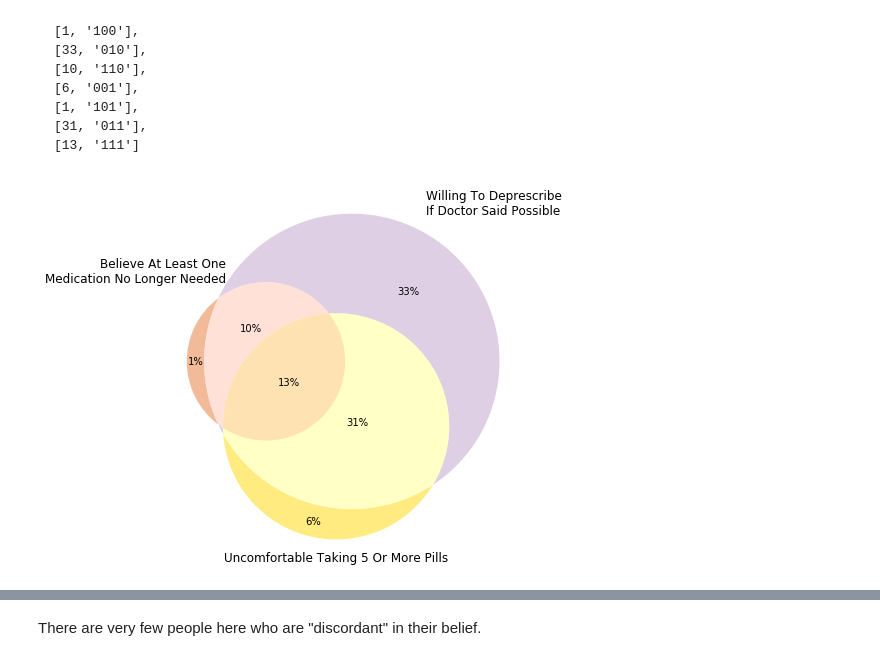
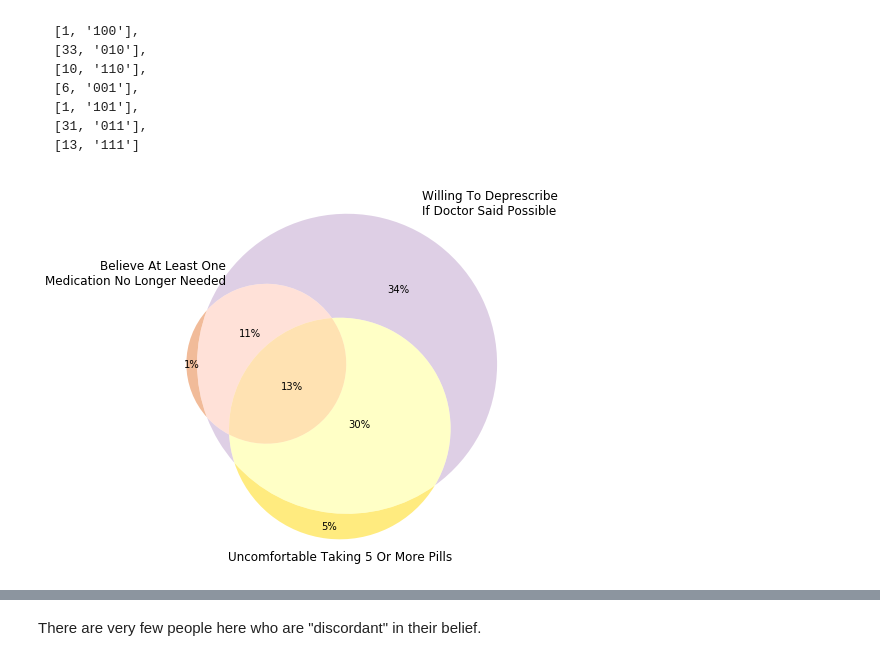
Before and after one commit to geriatricsresearch/rp3-aim3-medication-attitudes, a Jupyter notebook: scripts/4b-venn-diagrams.ipynb, the cells around one changed output, grey strips where cells are left out. Saved outputs shown, nothing was run; the diff lists cells and outputs as text; code cells hidden in the pictures.

Commit message:
new venn diagrams

````diff
--- a/scripts/4b-venn-diagrams.ipynb
+++ b/scripts/4b-venn-diagrams.ipynb
@@ -725,7 +808,7 @@ our_venn3_subsets = [all3_pm0['disagree'][2],
                     all3_pm1['disagree'][2],
                     all3_pm1['agree'][1],
                     all3_pm1['agree'][2]]
-our_venn3_subsets = [round(x, 0) for x in our_venn3_subsets]
+our_venn3_subsets = [round(x, 3) for x in our_venn3_subsets]
 # %%
 our_venn3_subsets
 # %% [output]
@@ -746,23 +829,25 @@ our_venn3_subsets2
 [13, '111']
 ```
 # %%
-our_values = [1, 33, 10, 6, 1, 31, 13]
-v = venn3(subsets = [1, 33, 10, 6, 1, 31, 13],
+# our_values = [1, 33, 10, 6, 1, 31, 13]
+our_values = our_venn3_subsets2
+v = venn3(subsets = our_venn3_subsets2,
       set_labels = ('Believe At Least One\nMedication No Longer Needed', 'Willing To Deprescribe\nIf Doctor Said Possible', 'Uncomfortable Taking 5 Or More Pills'),
       set_colors =('#E47833', '#BDA0CB', 'gold'),
       alpha = 0.5)
 
-our_values2 = [1, 33, 10, 6, 31, 13]
+# our_values2 = [1, 33, 10, 6, 31, 13]
+our_values2 = [1, 34, 11, 5, 30, 13]
 labels = ['100', '010', '110', '001', '011', '111']
 
 for k in range(0, len(labels)):
     this_label = labels[k]
     this_percent = str(our_values2[k]) + '%'
 
     v.get_label_by_id(this_label).set_text(this_percent)
 
 plt.savefig('../plots/venn-3way-svy.png', bbox_inches='tight')
 plt.show()
 # %% [output]
-[figure, old version]
+[figure, new version]
 # %%
````
Also changed, not shown: parts of 39 cells of this notebook, 29 other files.
